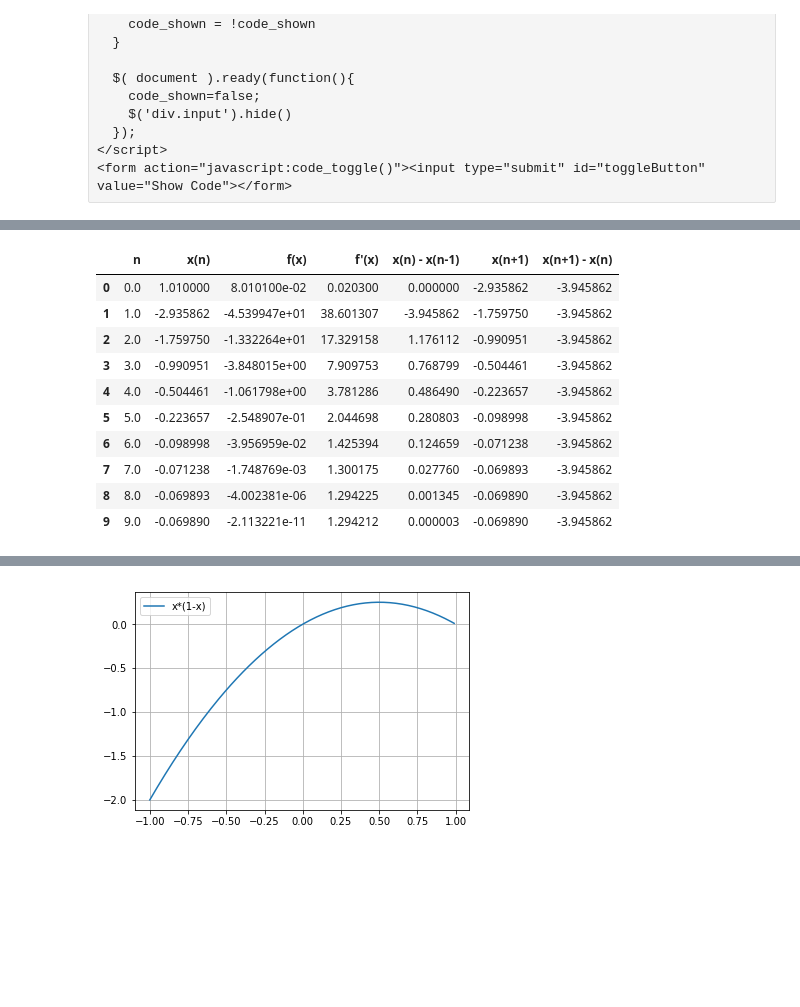
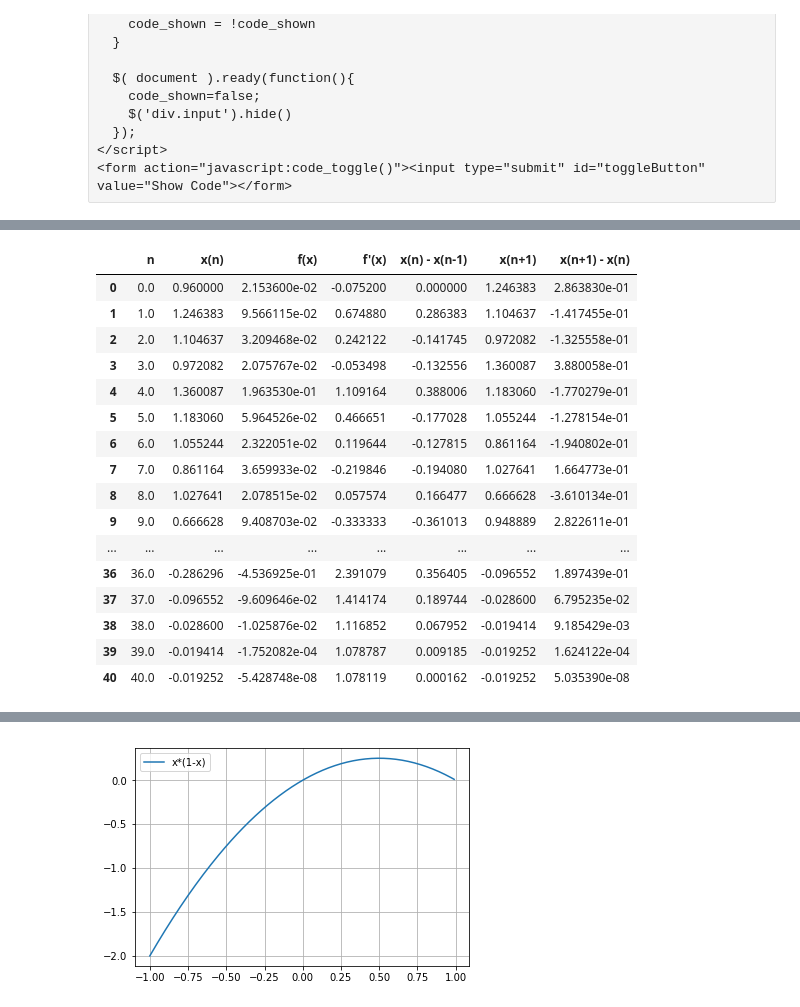
Before and after one commit to Vidhin05/Computational-and-Numerical-Methods, a Jupyter notebook: Set_4.ipynb, the cells around one changed output, grey strips where cells are left out. Drawn from its saved outputs; the diff is of its cells as text; code cells hidden in the pictures; blank space fills up the shorter version.

```diff
--- a/Set_4.ipynb
+++ b/Set_4.ipynb
@@ -922,0 +933,34 @@ d[6]
+# %%
+x = np.arange(-0.2, 1.5, 0.001)
+
+d={}
+for a in range(0, 12, 2):
+  y = (a/100) + x*((x-1)**2)
+  plt.plot(x, y, label='a = '+ str(a/100))
+  d[a/2] = pd.DataFrame(columns=['n', 'x(n)', 'f(x)', "f'(x)", 'x(n) - x(n-1)', 'x(n+1)', 'x(n+1) - x(n)'])
+
+  n    = 0
+  x_n  = 0.96
+  f_x  = (a/100) + x_n*((x_n-1)**2)
+  dfdx = ((x_n-1)**2) + (2*x_n*(x_n-1))
+  dif1 = 0
+  x_n1 = x_n - (f_x/dfdx)
+  dif2 = x_n1 - x_n
+  d[a/2].loc[0] = [n, x_n, f_x, dfdx, dif1, x_n1, dif2]
+
+  while(1):
+    n += 1
+    dif1 = x_n1 - x_n
+    x_n = x_n1
+    f_x  = (a/100) + x_n*((x_n-1)**2)
+    dfdx = ((x_n-1)**2) + (2*x_n*(x_n-1))
+    x_n1 = x_n - (f_x/dfdx)
+    dif2 = x_n1 - x_n
+    d[a/2].loc[n] = [n, x_n, f_x, dfdx, dif1, x_n1, dif2]
+    if(abs(dif2) < 0.0001):
+      break
+
+plt.grid(True)
+plt.legend()
+plt.show()
+d[0]
@@ -923,15 +979,21 @@ d[6]
 # %%
-d[8]
+d[1]
 # %% [output]
 |  | n | x(n) | f(x) | f'(x) | x(n) - x(n-1) | x(n+1) | x(n+1) - x(n) |
-| 0 | 0.0 | 1.010000 | 8.010100e-02 | 0.020300 | 0.000000 | -2.935862 | -3.945862 |
-| 1 | 1.0 | -2.935862 | -4.539947e+01 | 38.601307 | -3.945862 | -1.759750 | -3.945862 |
-| 2 | 2.0 | -1.759750 | -1.332264e+01 | 17.329158 | 1.176112 | -0.990951 | -3.945862 |
-| 3 | 3.0 | -0.990951 | -3.848015e+00 | 7.909753 | 0.768799 | -0.504461 | -3.945862 |
-| 4 | 4.0 | -0.504461 | -1.061798e+00 | 3.781286 | 0.486490 | -0.223657 | -3.945862 |
-| 5 | 5.0 | -0.223657 | -2.548907e-01 | 2.044698 | 0.280803 | -0.098998 | -3.945862 |
-| 6 | 6.0 | -0.098998 | -3.956959e-02 | 1.425394 | 0.124659 | -0.071238 | -3.945862 |
-| 7 | 7.0 | -0.071238 | -1.748769e-03 | 1.300175 | 0.027760 | -0.069893 | -3.945862 |
-| 8 | 8.0 | -0.069893 | -4.002381e-06 | 1.294225 | 0.001345 | -0.069890 | -3.945862 |
-| 9 | 9.0 | -0.069890 | -2.113221e-11 | 1.294212 | 0.000003 | -0.069890 | -3.945862 |
+| 0 | 0.0 | 0.960000 | 2.153600e-02 | -0.075200 | 0.000000 | 1.246383 | 2.863830e-01 |
+| 1 | 1.0 | 1.246383 | 9.566115e-02 | 0.674880 | 0.286383 | 1.104637 | -1.417455e-01 |
+| 2 | 2.0 | 1.104637 | 3.209468e-02 | 0.242122 | -0.141745 | 0.972082 | -1.325558e-01 |
+| 3 | 3.0 | 0.972082 | 2.075767e-02 | -0.053498 | -0.132556 | 1.360087 | 3.880058e-01 |
+| 4 | 4.0 | 1.360087 | 1.963530e-01 | 1.109164 | 0.388006 | 1.183060 | -1.770279e-01 |
+| 5 | 5.0 | 1.183060 | 5.964526e-02 | 0.466651 | -0.177028 | 1.055244 | -1.278154e-01 |
+| 6 | 6.0 | 1.055244 | 2.322051e-02 | 0.119644 | -0.127815 | 0.861164 | -1.940802e-01 |
+| 7 | 7.0 | 0.861164 | 3.659933e-02 | -0.219846 | -0.194080 | 1.027641 | 1.664773e-01 |
+| 8 | 8.0 | 1.027641 | 2.078515e-02 | 0.057574 | 0.166477 | 0.666628 | -3.610134e-01 |
+| 9 | 9.0 | 0.666628 | 9.408703e-02 | -0.333333 | -0.361013 | 0.948889 | 2.822611e-01 |
+| ... | ... | ... | ... | ... | ... | ... | ... |
+| 36 | 36.0 | -0.286296 | -4.536925e-01 | 2.391079 | 0.356405 | -0.096552 | 1.897439e-01 |
+| 37 | 37.0 | -0.096552 | -9.609646e-02 | 1.414174 | 0.189744 | -0.028600 | 6.795235e-02 |
+| 38 | 38.0 | -0.028600 | -1.025876e-02 | 1.116852 | 0.067952 | -0.019414 | 9.185429e-03 |
+| 39 | 39.0 | -0.019414 | -1.752082e-04 | 1.078787 | 0.009185 | -0.019252 | 1.624122e-04 |
+| 40 | 40.0 | -0.019252 | -5.428748e-08 | 1.078119 | 0.000162 | -0.019252 | 5.035390e-08 |
 # %%
```
Also changed, not shown: parts of 50 cells of this notebook, 3 other files.
